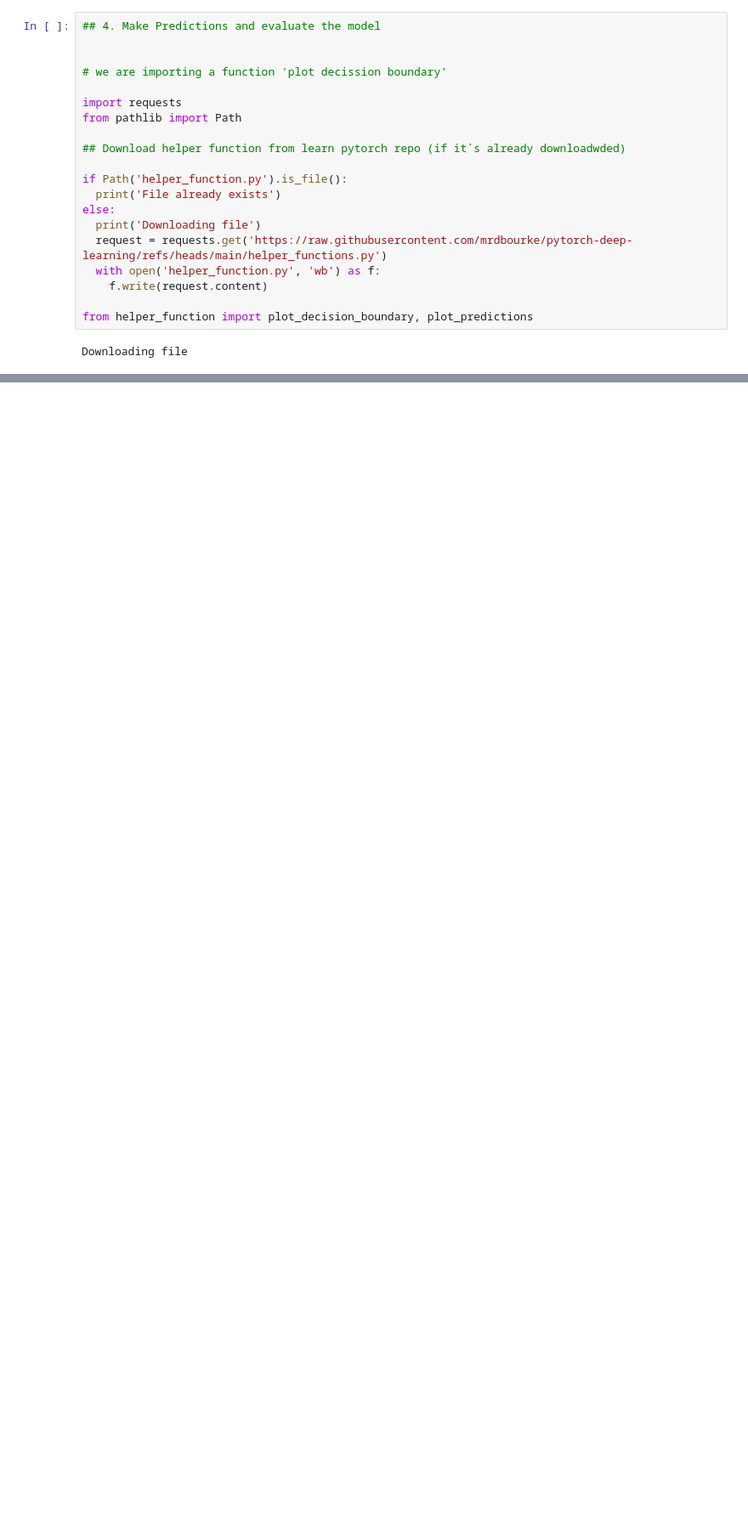
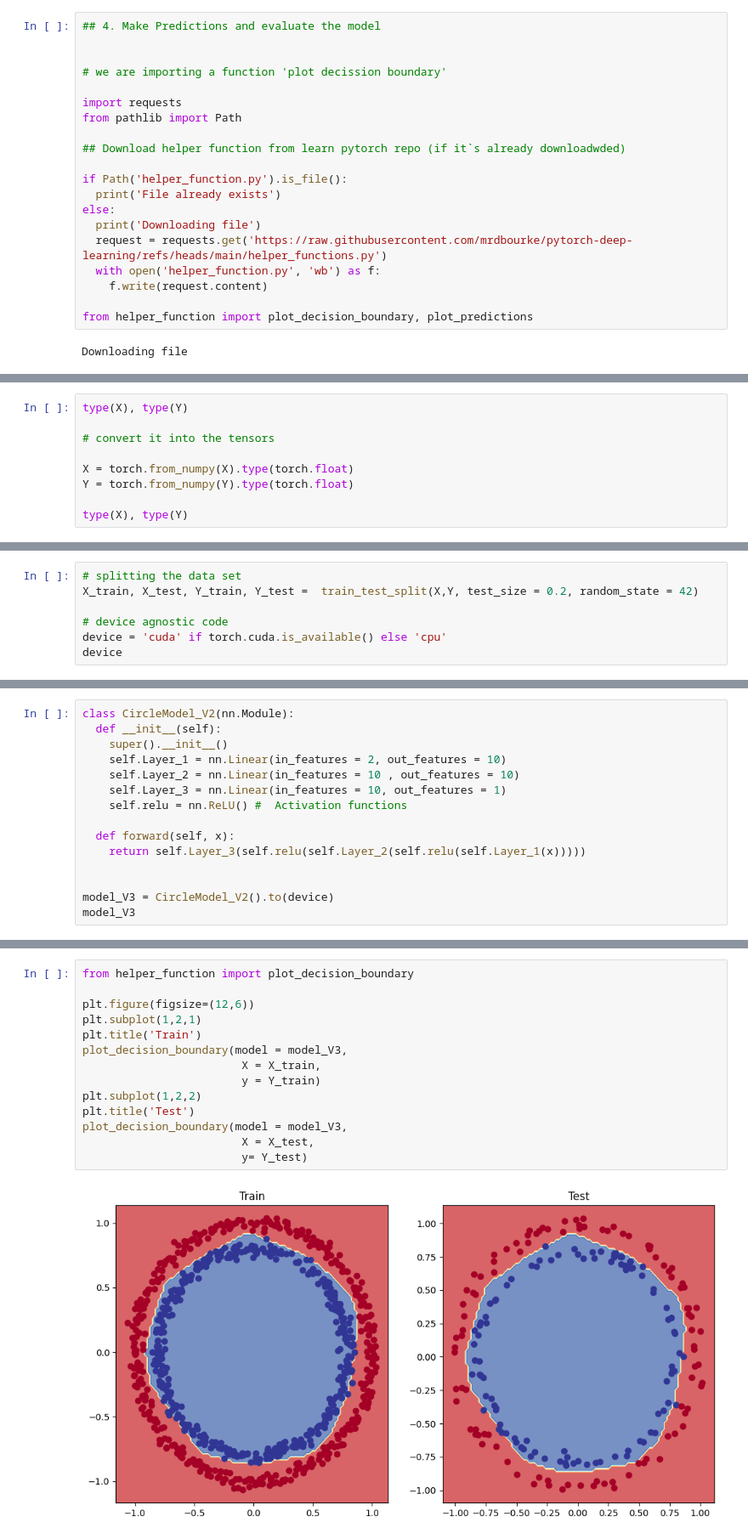
Before and after one commit to Alokiitdh/PyTorch, a Jupyter notebook: 02_PyTorch_NN_Classification.ipynb, the cells around one changed output, grey strips where cells are left out. Shown at 85% size. Drawn from its saved outputs; the diff is of its cells as text; blank space fills up the shorter version.

Commit message:
Multiclass Classification using NN  and ReLU activation

```diff
--- a/02_PyTorch_NN_Classification.ipynb
+++ b/02_PyTorch_NN_Classification.ipynb
@@ -379,0 +665,9 @@ plot_decision_boundary(model = model,
+# %%
+type(X), type(Y)
+
+# convert it into the tensors
+
+X = torch.from_numpy(X).type(torch.float)
+Y = torch.from_numpy(Y).type(torch.float)
+
+type(X), type(Y)
@@ -379,0 +676,7 @@ plot_decision_boundary(model = model,
+# %%
+# splitting the data set
+X_train, X_test, Y_train, Y_test =  train_test_split(X,Y, test_size = 0.2, random_state = 42)
+
+# device agnostic code
+device = 'cuda' if torch.cuda.is_available() else 'cpu'
+device
@@ -379,0 +688,15 @@ plot_decision_boundary(model = model,
+# %%
+class CircleModel_V2(nn.Module):
+  def __init__(self):
+    super().__init__()
+    self.Layer_1 = nn.Linear(in_features = 2, out_features = 10)
+    self.Layer_2 = nn.Linear(in_features = 10 , out_features = 10)
+    self.Layer_3 = nn.Linear(in_features = 10, out_features = 1)
+    self.relu = nn.ReLU() #  Activation functions
+
+  def forward(self, x):
+    return self.Layer_3(self.relu(self.Layer_2(self.relu(self.Layer_1(x)))))
+
+
+model_V3 = CircleModel_V2().to(device)
+model_V3
@@ -379,0 +774,16 @@ plot_decision_boundary(model = model,
+# %%
+from helper_function import plot_decision_boundary
+
+plt.figure(figsize=(12,6))
+plt.subplot(1,2,1)
+plt.title('Train')
+plot_decision_boundary(model = model_V3,
+                        X = X_train,
+                        y = Y_train)
+plt.subplot(1,2,2)
+plt.title('Test')
+plot_decision_boundary(model = model_V3,
+                        X = X_test,
+                        y= Y_test)
+# %% [output]
+[figure, added]
```
Also changed, not shown: parts of 57 cells of this notebook.
